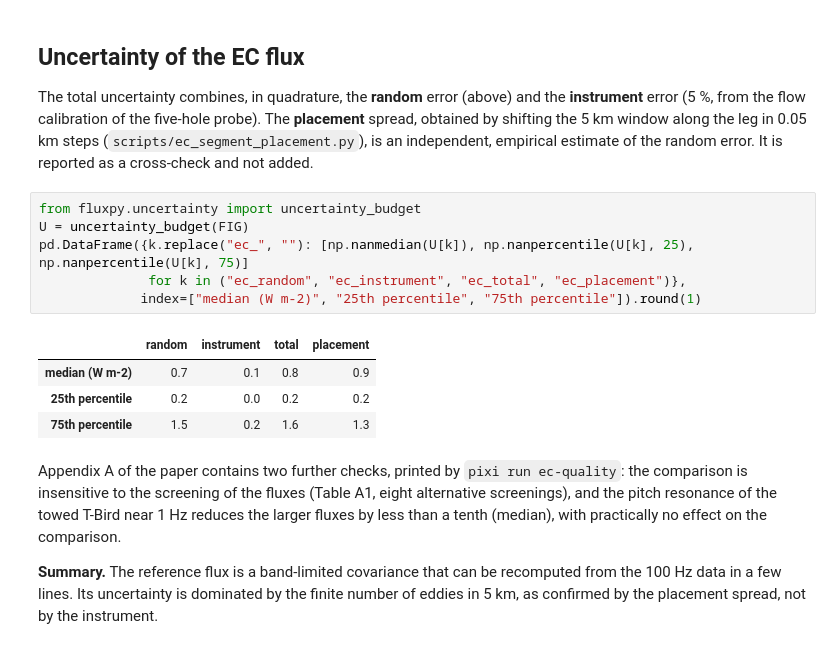
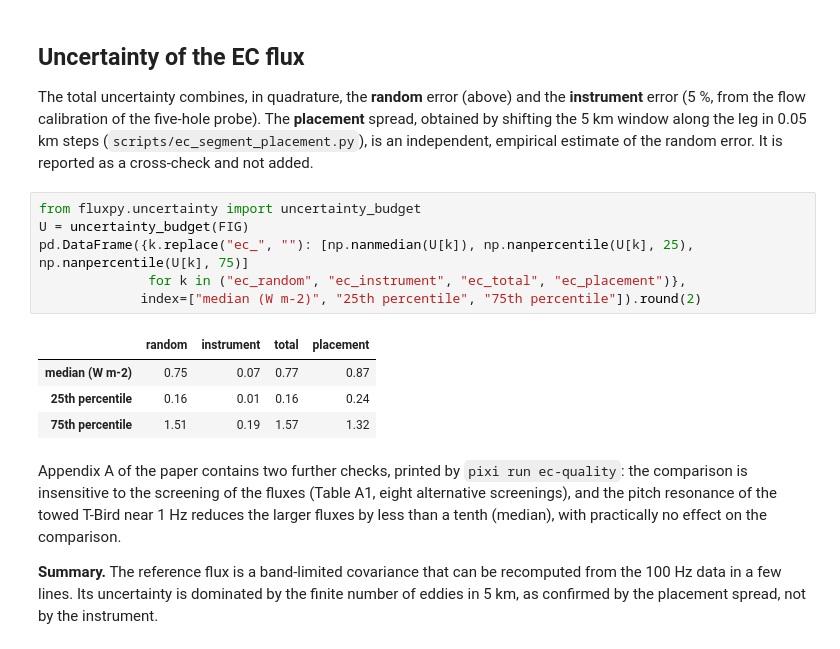
Before and after one commit to FranzFlink/bacsam2-flux-analysis, a Jupyter notebook: book/02_eddy_covariance.ipynb, the cells around one changed output. Cells and saved outputs as stored; diff of their text form.

```diff
--- a/book/02_eddy_covariance.ipynb
+++ b/book/02_eddy_covariance.ipynb
@@ -170,14 +184,14 @@ reported as a cross-check and not added.
 # %%
 from fluxpy.uncertainty import uncertainty_budget
 U = uncertainty_budget(FIG)
 pd.DataFrame({k.replace("ec_", ""): [np.nanmedian(U[k]), np.nanpercentile(U[k], 25), np.nanpercentile(U[k], 75)]
               for k in ("ec_random", "ec_instrument", "ec_total", "ec_placement")},
-             index=["median (W m-2)", "25th percentile", "75th percentile"]).round(1)
+             index=["median (W m-2)", "25th percentile", "75th percentile"]).round(2)
 # %% [output]
 |  | random | instrument | total | placement |
-| median (W m-2) | 0.7 | 0.1 | 0.8 | 0.9 |
-| 25th percentile | 0.2 | 0.0 | 0.2 | 0.2 |
-| 75th percentile | 1.5 | 0.2 | 1.6 | 1.3 |
+| median (W m-2) | 0.75 | 0.07 | 0.77 | 0.87 |
+| 25th percentile | 0.16 | 0.01 | 0.16 | 0.24 |
+| 75th percentile | 1.51 | 0.19 | 1.57 | 1.32 |
 # %% [markdown]
 Appendix A of the paper contains two further checks, printed by `pixi run ec-quality`: the comparison is insensitive to
 the screening of the fluxes (Table A1, eight alternative screenings), and the pitch resonance of the towed T-Bird near
```
Also changed, not shown: parts of 7 cells of this notebook, 6 other files.
